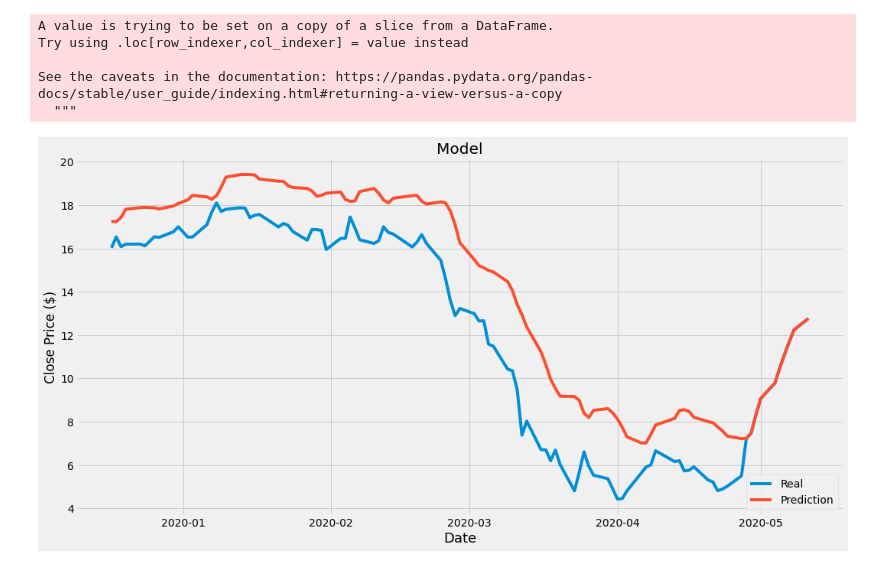
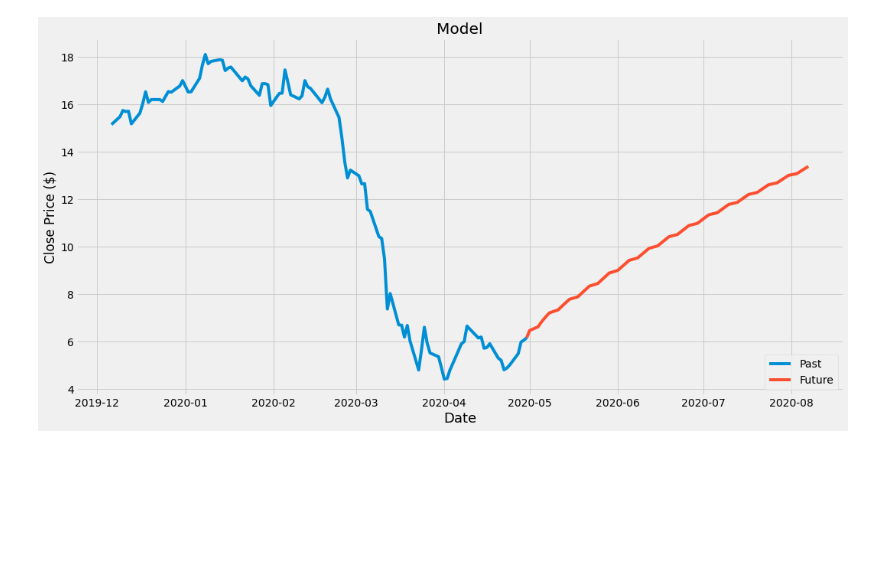
Before and after one commit to uegn/Yatogami7618, a Jupyter notebook: Stock_LSTM_future_time.ipynb, the cells around one changed output. Drawn from its saved outputs; the diff is of its cells as text; code cells hidden in the pictures; blank space fills up the shorter version.

```diff
--- a/Stock_LSTM_future_time.ipynb
+++ b/Stock_LSTM_future_time.ipynb
@@ -2,7 +2,7 @@
 <a href="https://colab.research.google.com/github/uegn/Yatogami7618/blob/master/Stock_LSTM_future_time.ipynb" target="_parent"><img src="https://colab.research.google.com/assets/colab-badge.svg" alt="Open In Colab"/></a>
 # %%
 import math
-import pandas_datareader as web
+import pandas_datareader.data as web
 import numpy as np
 import pandas as pd
 from sklearn.preprocessing import MinMaxScaler
@@ -11,7 +11,7 @@ from keras.layers import Dense, LSTM
 import matplotlib.pyplot as plt
 plt.style.use('fivethirtyeight')
 
-a=0
+a=1
 import datetime
 tomorrow = datetime.date.today() + datetime.timedelta(days=a)
 tomorrow = tomorrow.strftime("%Y-%m-%d")
@@ -65,0 +147,25 @@ Epoch 1/1
+# %%
+data_set = data_low.values
+train_len = math.ceil(len(data_set) - test_day)
+
+scaled_data = scaler.fit_transform(data_set)
+
+train_data = scaled_data[0:train_len,:]
+
+xtrain = []
+ytrain = []
+for i in range(amount_of_day, len(train_data)):
+  xtrain.append(train_data[i-amount_of_day:i,0])
+  ytrain.append(train_data[i,0])
+
+xtrain, ytrain = np.array(xtrain), np.array(ytrain)
+xtrain = np.reshape(xtrain, (xtrain.shape[0], xtrain.shape[1], 1))
+
+modell = Sequential()
+modell.add(LSTM(50, return_sequences=True, input_shape=(xtrain.shape[1], 1)))
+modell.add(LSTM(50, return_sequences=False))
+modell.add(Dense(25))
+modell.add(Dense(1))
+
+modell.compile(optimizer='adam', loss='mean_squared_error')
+modell.fit(xtrain, ytrain, batch_size=1, epochs=1)
@@ -120,21 +361,15 @@ data_close[-20:]
 # %%
-
 last_th_day = 100
-train = data_close[:train_len]
-valid = data_close[train_len:]
-valid['Prediction'] = prediction
+df = data_close
+past = df[:tomorrow]
+future = df[tomorrow:]
 plt.figure(figsize=(16,8))
 plt.title('Model')
 plt.xlabel('Date', fontsize=18)
 plt.ylabel('Close Price ($)')
-# plt.plot(train['Close'][-last_th_day:])
-plt.plot(valid[['Close', 'Prediction']][-last_th_day:])
-plt.legend(['Real', 'Prediction'], loc='lower right')
+plt.plot(past[-last_th_day:], label="Past")
+plt.plot(future, label="Future")
+plt.legend(loc='lower right')
 plt.show()
 # %% [output]
-A value is trying to be set on a copy of a slice from a DataFrame.
-Try using .loc[row_indexer,col_indexer] = value instead
-
-See the caveats in the documentation: https://pandas.pydata.org/pandas-docs/stable/user_guide/indexing.html#returning-a-view-versus-a-copy
-  """
-[figure, old version]
+[figure, new version]
```
Also changed, not shown: parts of 23 cells of this notebook.
